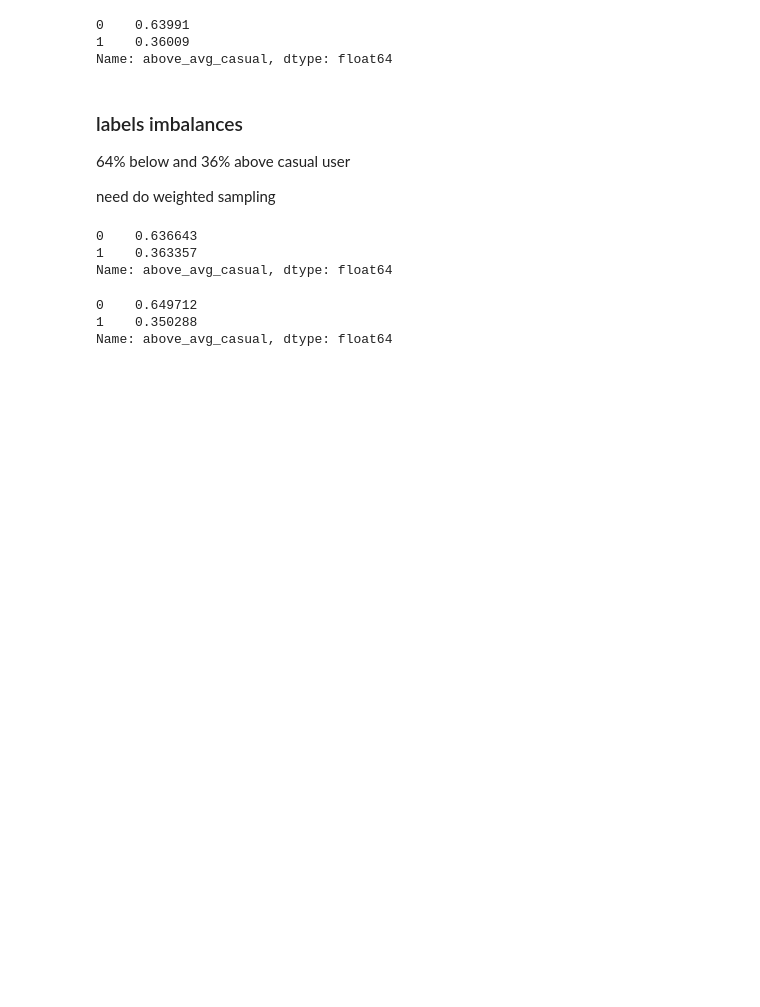
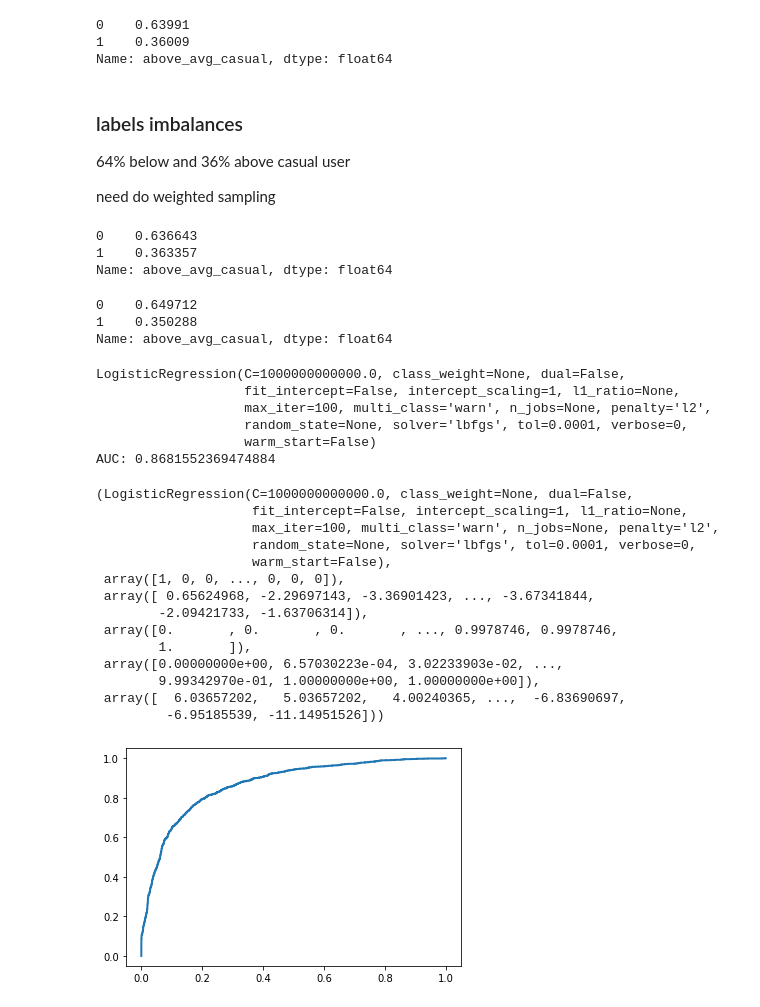
Before and after one commit to mzhou356/bike-sharing-regression, a Jupyter notebook: biking_logistic_regression.ipynb, the cells around one changed output. Saved outputs shown, nothing was run; the diff lists cells and outputs as text; code cells hidden in the pictures; blank space fills up the shorter version.

```diff
--- a/biking_logistic_regression.ipynb
+++ b/biking_logistic_regression.ipynb
@@ -57,8 +58,35 @@ def logreg(weight):
     y_hat_test = logreg.predict(X_test)
     y_score = logreg.fit(X_train, y_train).decision_function(X_test)
     fpr, tpr, thresholds = roc_curve(y_test, y_score)
-    print('AUC for {}: {}'.format(names[n], auc(fpr, tpr)))
+    print('AUC:',  auc(fpr, tpr))
     lw = 2
-    plt.plot(fpr, tpr, color=colors[n],
-             lw=lw, label='ROC curve {}'.format(names[n]))
+    plt.plot(fpr, tpr,
+             lw=lw, label='ROC curve')
     return model_log, y_hat_test, y_score, fpr, tpr, thresholds
+# %%
+weights = [None, 'balanced', {1:0.36, 0:0.64}]
+# %%
+# None
+logreg(weights[0])
+# %% [output]
+LogisticRegression(C=1000000000000.0, class_weight=None, dual=False,
+                   fit_intercept=False, intercept_scaling=1, l1_ratio=None,
+                   max_iter=100, multi_class='warn', n_jobs=None, penalty='l2',
+                   random_state=None, solver='lbfgs', tol=0.0001, verbose=0,
+                   warm_start=False)
+AUC: 0.8681552369474884
+(LogisticRegression(C=1000000000000.0, class_weight=None, dual=False,
+                    fit_intercept=False, intercept_scaling=1, l1_ratio=None,
+                    max_iter=100, multi_class='warn', n_jobs=None, penalty='l2',
+                    random_state=None, solver='lbfgs', tol=0.0001, verbose=0,
+                    warm_start=False),
+ array([1, 0, 0, ..., 0, 0, 0]),
+ array([ 0.65624968, -2.29697143, -3.36901423, ..., -3.67341844,
+        -2.09421733, -1.63706314]),
+ array([0.       , 0.       , 0.       , ..., 0.9978746, 0.9978746,
+        1.       ]),
+ array([0.00000000e+00, 6.57030223e-04, 3.02233903e-02, ...,
+        9.99342970e-01, 1.00000000e+00, 1.00000000e+00]),
+ array([  6.03657202,   5.03657202,   4.00240365, ...,  -6.83690697,
+         -6.95185539, -11.14951526]))
+[figure, added]
```
Also changed, not shown: parts of 16 cells of this notebook.
